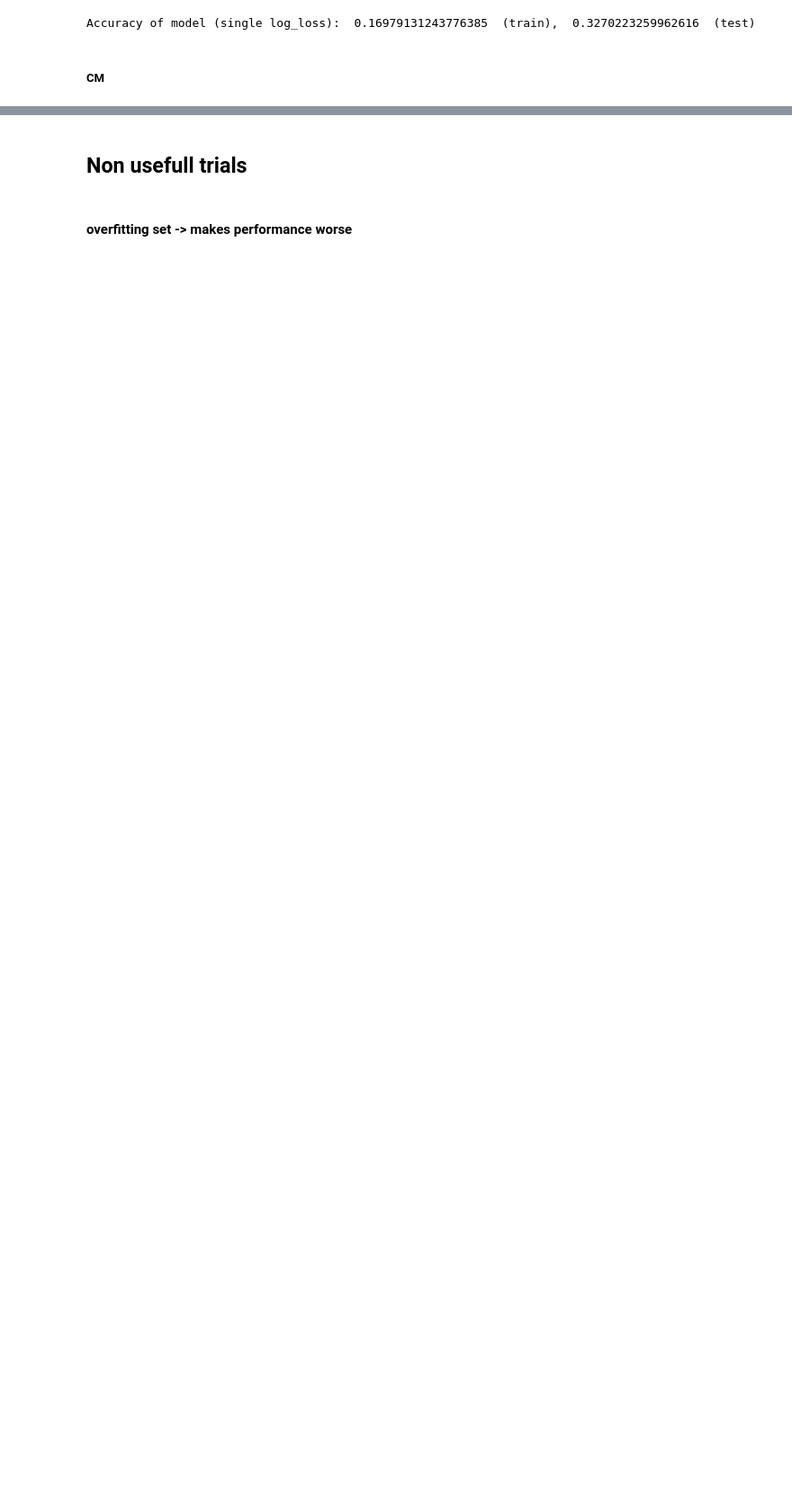
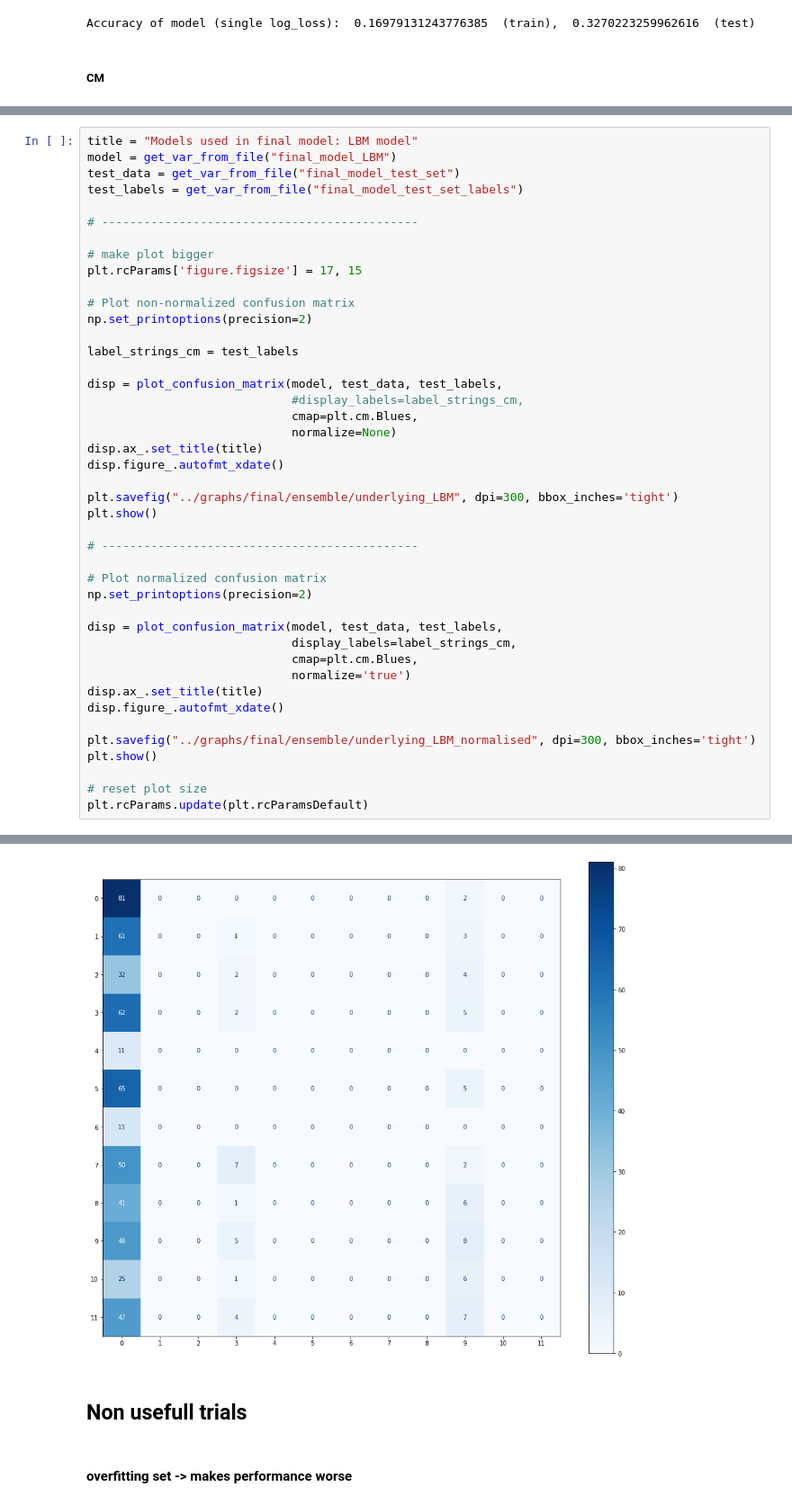
Before and after one commit to pikawika/VUB-ML-project, a Jupyter notebook: code/developed/final_model_exploration.ipynb, the cells around one changed output, grey strips where cells are left out. Shown at 90% size. Drawn from its saved outputs; the diff is of its cells as text; blank space fills up the shorter version.

Commit message:
intermediate final model

```diff
--- a/code/developed/final_model_exploration.ipynb
+++ b/code/developed/final_model_exploration.ipynb
@@ -1443,0 +1451,44 @@ plt.rcParams.update(plt.rcParamsDefault)
+# %%
+title = "Models used in final model: LBM model"
+model = get_var_from_file("final_model_LBM")
+test_data = get_var_from_file("final_model_test_set")
+test_labels = get_var_from_file("final_model_test_set_labels")
+
+# ---------------------------------------------
+
+# make plot bigger
+plt.rcParams['figure.figsize'] = 17, 15
+
+# Plot non-normalized confusion matrix
+np.set_printoptions(precision=2)
+
+label_strings_cm = test_labels
+
+disp = plot_confusion_matrix(model, test_data, test_labels,
+                             #display_labels=label_strings_cm,
+                             cmap=plt.cm.Blues,
+                             normalize=None)
+disp.ax_.set_title(title)
+disp.figure_.autofmt_xdate()
+
+plt.savefig("../graphs/final/ensemble/underlying_LBM", dpi=300, bbox_inches='tight')
+plt.show()
+
+# ---------------------------------------------
+
+# Plot normalized confusion matrix
+np.set_printoptions(precision=2)
+
+disp = plot_confusion_matrix(model, test_data, test_labels,
+                             display_labels=label_strings_cm,
+                             cmap=plt.cm.Blues,
+                             normalize='true')
+disp.ax_.set_title(title)
+disp.figure_.autofmt_xdate()
+
+plt.savefig("../graphs/final/ensemble/underlying_LBM_normalised", dpi=300, bbox_inches='tight')
+plt.show()
+
+# reset plot size
+plt.rcParams.update(plt.rcParamsDefault)
+# %% [output]
@@ -1444,3 +1496,4 @@ plt.rcParams.update(plt.rcParamsDefault)
+[figure, added]
 # %% [markdown]
 ## Non usefull trials
 # %% [markdown]
```
Also changed, not shown: parts of 4 cells of this notebook, 13 other files.
